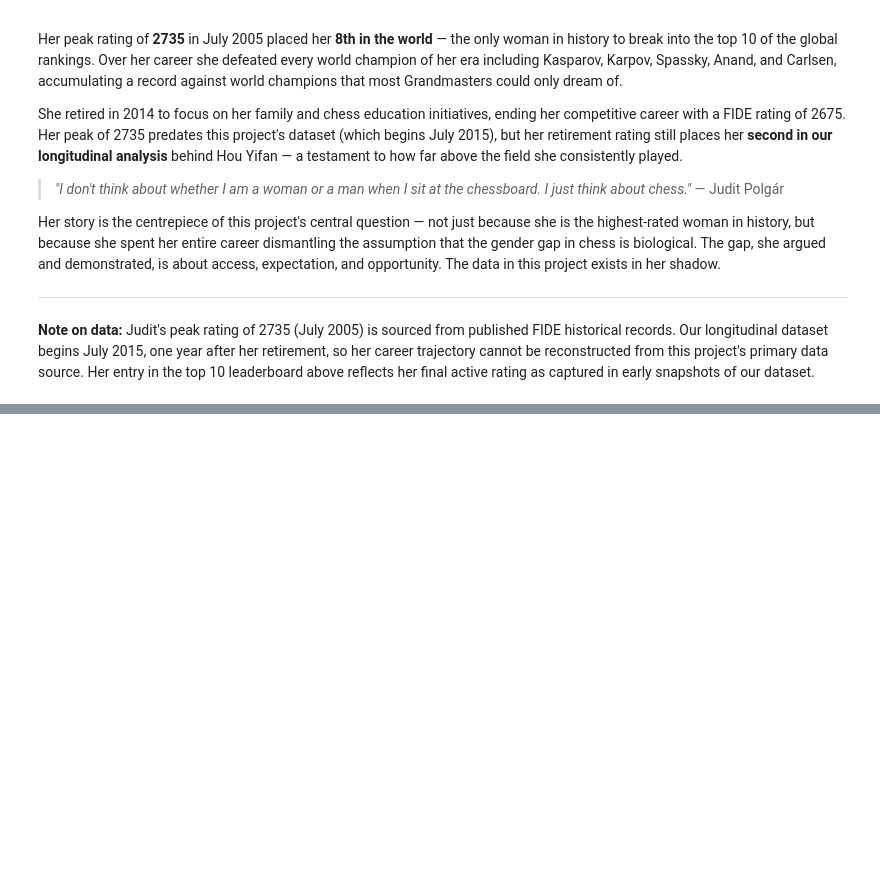
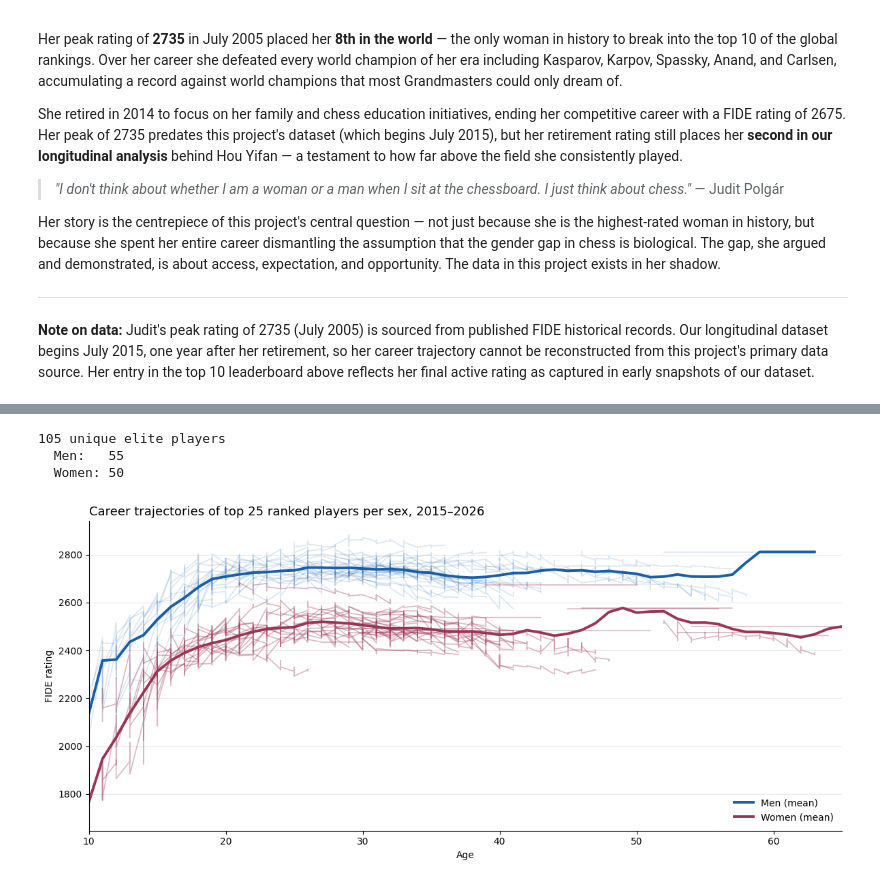
Before and after one commit to anp-exe/women-in-chess-analysis, a Jupyter notebook: fide.ipynb, the cells around one changed output, grey strips where cells are left out. Saved outputs shown, nothing was run; the diff lists cells and outputs as text; code cells hidden in the pictures; blank space fills up the shorter version.

```diff
--- a/fide.ipynb
+++ b/fide.ipynb
@@ -498,0 +519,63 @@ Her story is the centrepiece of this project's central question — not just bec
+# %%
+import pandas as pd
+import pyarrow.dataset as ds
+
+dataset = ds.dataset("data/fide_parquet", format="parquet")
+
+t = dataset.to_table(
+    columns=["fideid", "name", "sex", "rating", "birthday", "snapshot_date"],
+    filter=(ds.field("sex").isin(["M", "F"])) & (ds.field("rating") > 0),
+)
+all_ratings = t.to_pandas()
+all_ratings["rating"] = all_ratings["rating"].astype(int)
+all_ratings["birthday"] = pd.to_numeric(all_ratings["birthday"], errors="coerce")
+all_ratings = all_ratings.dropna(subset=["birthday"])
+all_ratings["birthday"] = all_ratings["birthday"].astype(int)
+all_ratings["snapshot_date"] = pd.to_datetime(all_ratings["snapshot_date"])
+all_ratings["age"] = all_ratings["snapshot_date"].dt.year - all_ratings["birthday"]
+all_ratings = all_ratings[(all_ratings["age"] >= 5) & (all_ratings["age"] <= 80)]
+
+TOP_N = 25
+elite_ids = (
+    all_ratings.sort_values("rating", ascending=False)
+    .groupby(["snapshot_date", "sex"])
+    .head(TOP_N)[["fideid", "sex"]]
+    .drop_duplicates()
+)
+
+trajectories = all_ratings.merge(elite_ids, on=["fideid", "sex"], how="inner")
+print(f"{trajectories['fideid'].nunique()} unique elite players")
+print(f"  Men:   {trajectories[trajectories['sex']=='M']['fideid'].nunique()}")
+print(f"  Women: {trajectories[trajectories['sex']=='F']['fideid'].nunique()}")
+# %% [output]
+105 unique elite players
+  Men:   55
+  Women: 50
+# %%
+import matplotlib.pyplot as plt
+
+fig, ax = plt.subplots(figsize=(12, 5.5))
+
+for fideid, player in trajectories[trajectories["sex"] == "M"].groupby("fideid"):
+    player = player.sort_values("age")
+    ax.plot(player["age"], player["rating"], color="#185FA5", alpha=0.15, lw=1.2)
+
+for fideid, player in trajectories[trajectories["sex"] == "F"].groupby("fideid"):
+    player = player.sort_values("age")
+    ax.plot(player["age"], player["rating"], color="#993556", alpha=0.35, lw=1.2)
+
+mean_m = trajectories[trajectories["sex"] == "M"].groupby("age")["rating"].mean()
+mean_f = trajectories[trajectories["sex"] == "F"].groupby("age")["rating"].mean()
+ax.plot(mean_m.index, mean_m.values, color="#185FA5", lw=2.8, label="Men (mean)")
+ax.plot(mean_f.index, mean_f.values, color="#993556", lw=2.8, label="Women (mean)")
+
+ax.set_xlabel("Age")
+ax.set_ylabel("FIDE rating")
+ax.set_title("Career trajectories of top 25 ranked players per sex, 2015–2026", loc="left", fontsize=13)
+ax.spines[["top", "right"]].set_visible(False)
+ax.grid(axis="y", alpha=0.25)
+ax.legend(frameon=False, loc="lower right")
+ax.set_xlim(10, 65)
+plt.tight_layout()
+# %% [output]
+[figure, added]
```
Also changed, not shown: parts of 16 cells of this notebook.
